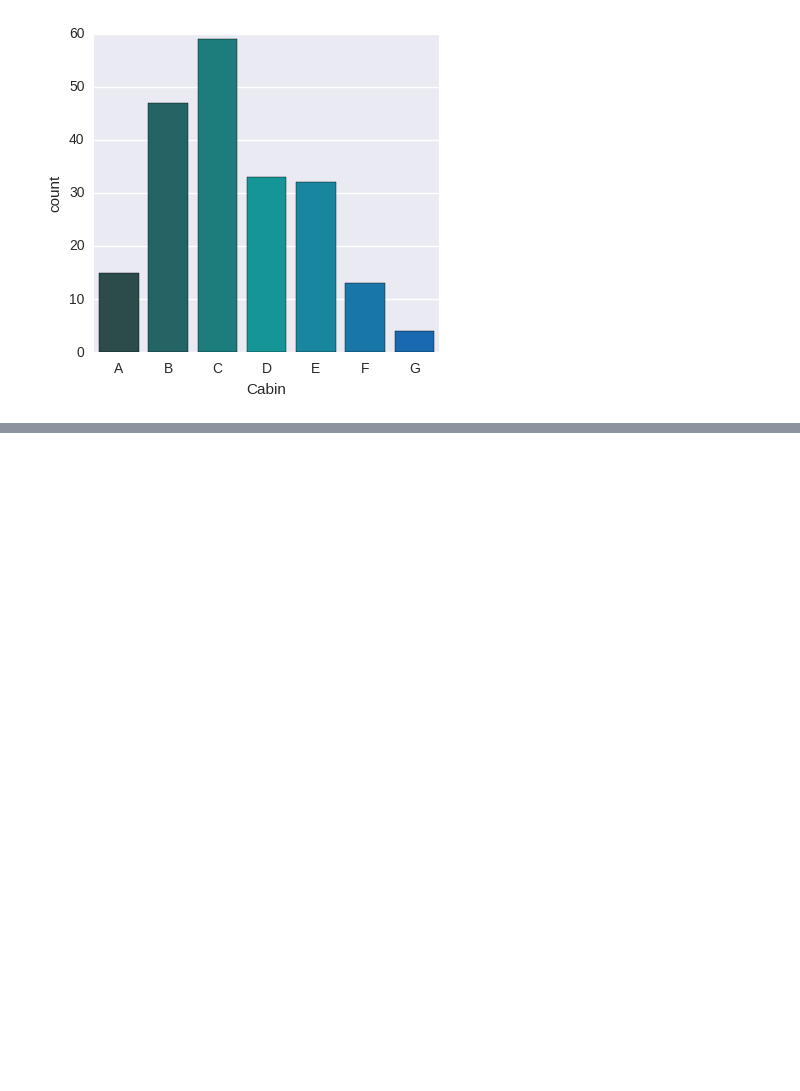
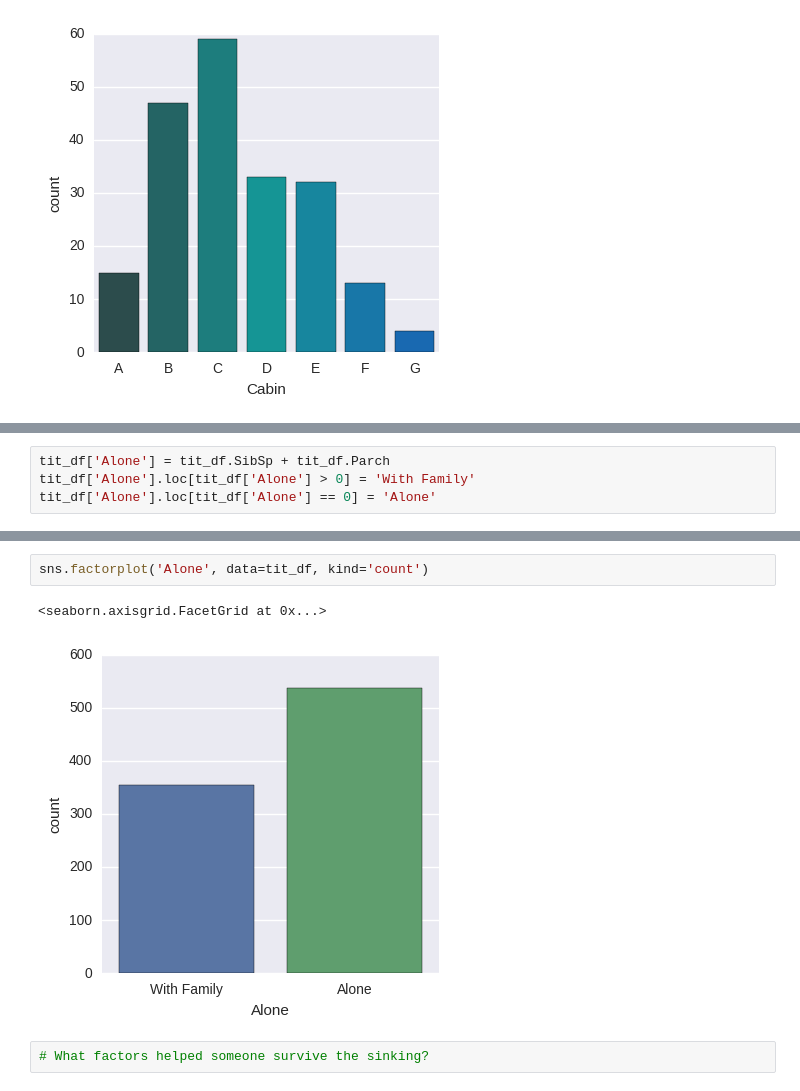
Before and after one commit to rafaelnovello/Data-Analysis, a Jupyter notebook: Titanic project.ipynb, the cells around one changed output, grey strips where cells are left out. Drawn from its saved outputs; the diff is of its cells as text; blank space fills up the shorter version.

```diff
--- a/Titanic project.ipynb
+++ b/Titanic project.ipynb
@@ -233,0 +248,4 @@ sns.factorplot('Embarked', data=tit_df, hue='Pclass', kind='count', order=list('
+# %%
+tit_df['Alone'] = tit_df.SibSp + tit_df.Parch
+tit_df['Alone'].loc[tit_df['Alone'] > 0] = 'With Family'
+tit_df['Alone'].loc[tit_df['Alone'] == 0] = 'Alone'
@@ -233,0 +266,7 @@ sns.factorplot('Embarked', data=tit_df, hue='Pclass', kind='count', order=list('
+# %%
+sns.factorplot('Alone', data=tit_df, kind='count')
+# %% [output]
+<seaborn.axisgrid.FacetGrid at 0x...>
+[figure, added]
+# %%
+# What factors helped someone survive the sinking?
```
Also changed, not shown: parts of 22 cells of this notebook.
